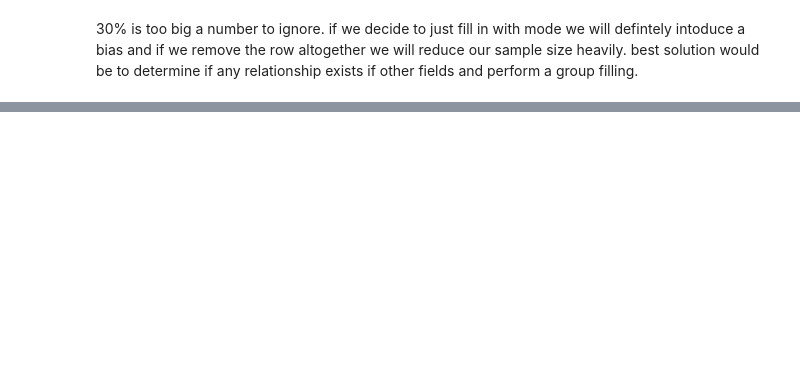
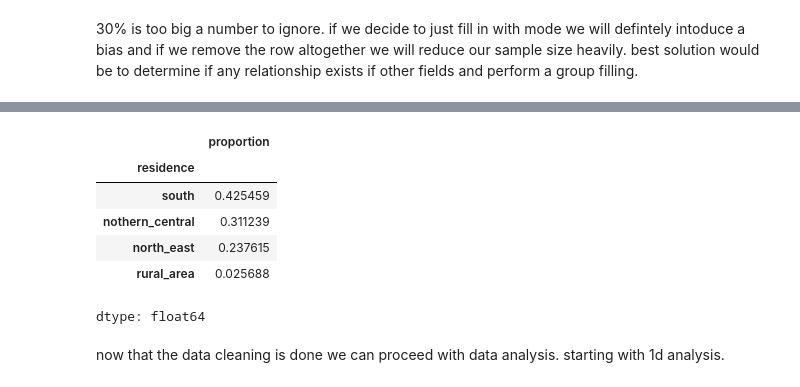
Before and after one commit to levyashvin/exploratory-data-analysis, a Jupyter notebook: males_dataset_analysis.ipynb, the cells around one changed output, grey strips where cells are left out. Cells and saved outputs as stored; diff of their text form; code cells hidden in the pictures; blank space fills up the shorter version.

```diff
--- a/males_dataset_analysis.ipynb
+++ b/males_dataset_analysis.ipynb
@@ -80,0 +131,22 @@ residence column missing data = 28.56%
+# %%
+#index of the missing residence values
+missing_indices = data[data['residence'].isnull()].index
+
+#generating random residence assignments based on existing proportions
+filled_residences = np.random.choice(residence_counts.index, size=len(missing_indices), p=residence_counts.values)
+
+#filling data
+data.loc[missing_indices, 'residence'] = filled_residences
+
+#proportions of the residence column after filling
+data['residence'].value_counts(normalize=True)
+# %% [output]
+|  | proportion |
+| residence |  |
+| south | 0.425459 |
+| nothern_central | 0.311239 |
+| north_east | 0.237615 |
+| rural_area | 0.025688 |
+dtype: float64
+# %% [markdown]
+now that the data cleaning is done we can proceed with data analysis. starting with 1d analysis.
```
Also changed, not shown: parts of 14 cells of this notebook.
